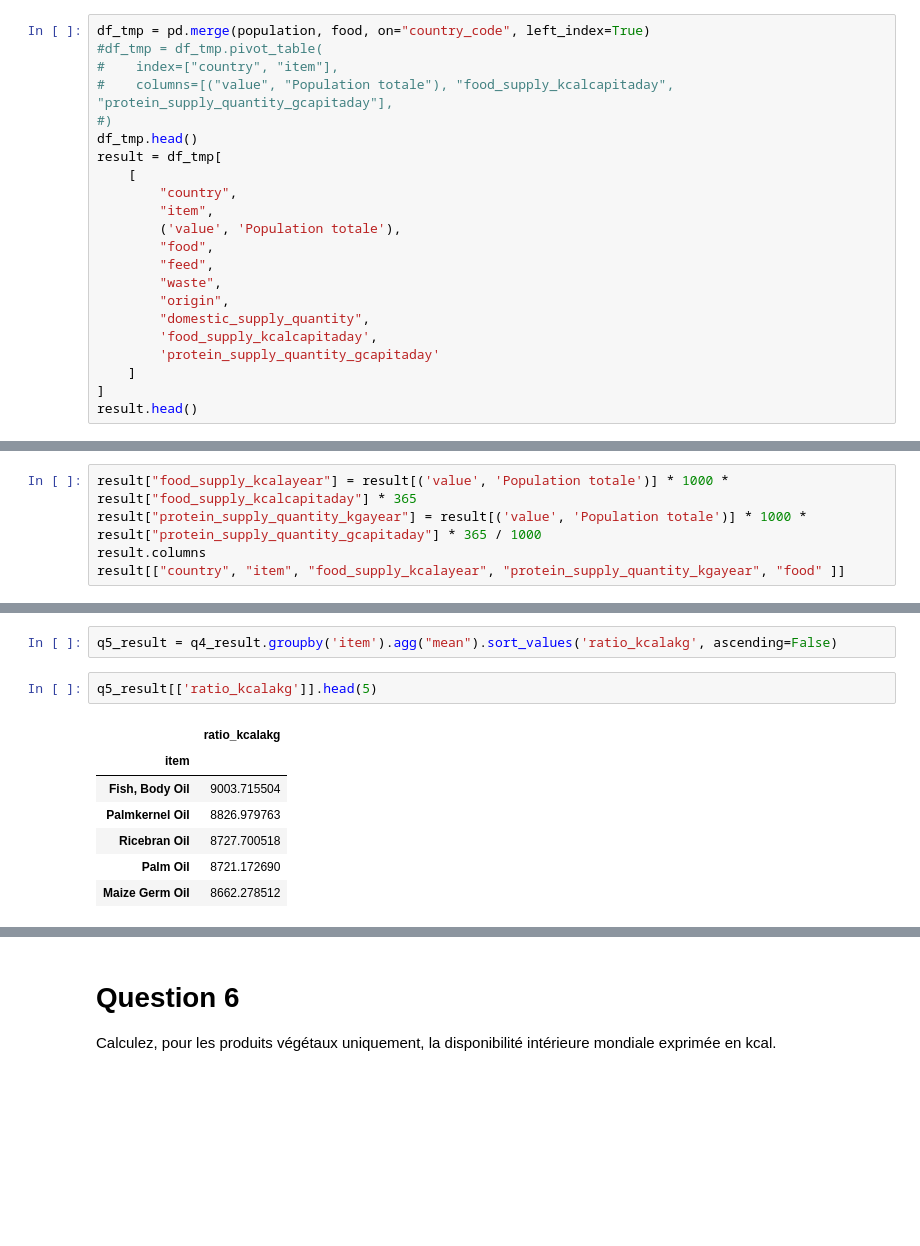
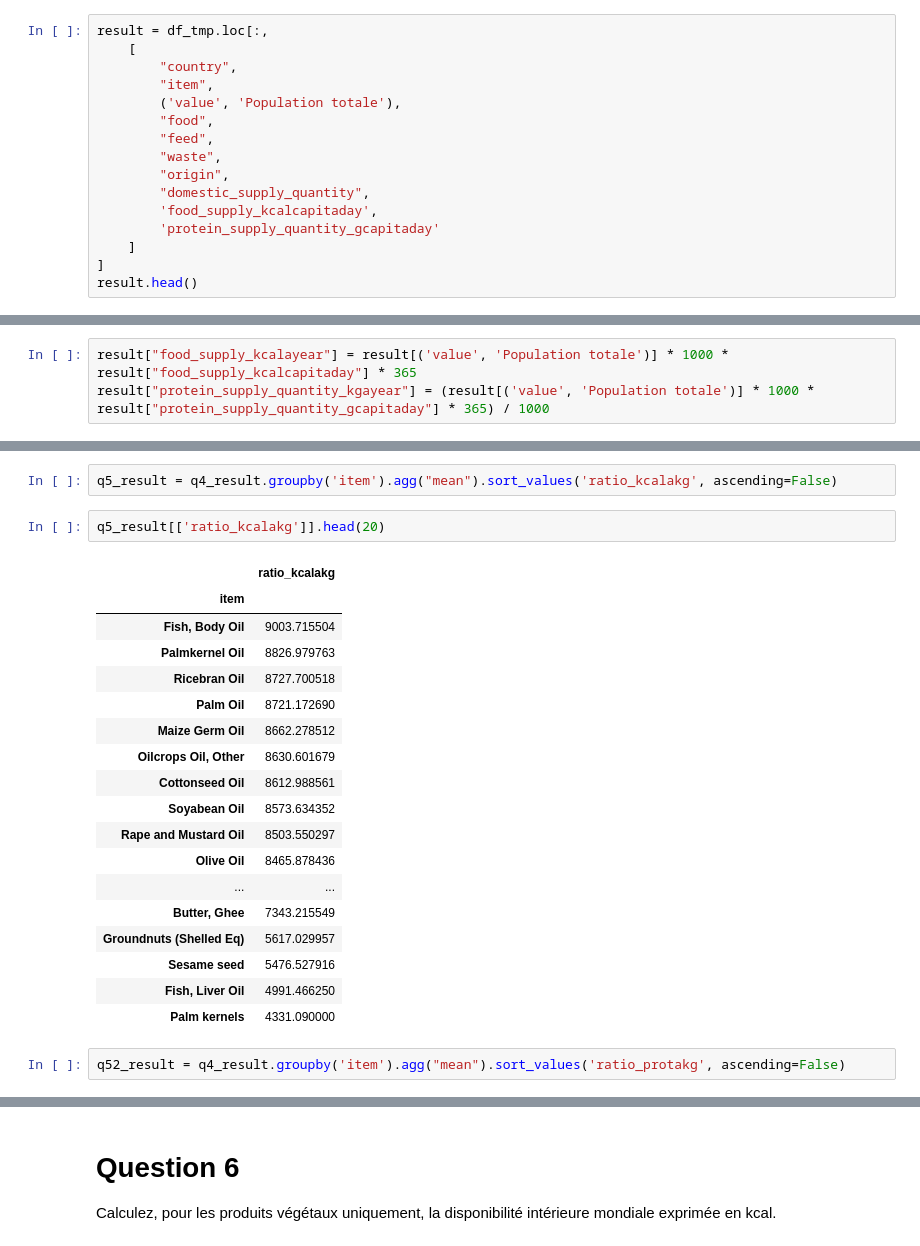
Before and after one commit to Sh4mSh4m/OCR_DA_proj3, a Jupyter notebook: projet3_fao.ipynb, the cells around one changed output, grey strips where cells are left out. Drawn from its saved outputs; the diff is of its cells as text; blank space fills up the shorter version.

```diff
--- a/projet3_fao.ipynb
+++ b/projet3_fao.ipynb
@@ -210,11 +242,5 @@ population.head()
 # %%
-df_tmp = pd.merge(population, food, on="country_code", left_index=True)
-#df_tmp = df_tmp.pivot_table(
-#    index=["country", "item"],
-#    columns=[("value", "Population totale"), "food_supply_kcalcapitaday", "protein_supply_quantity_gcapitaday"],
-#)
-df_tmp.head()
-result = df_tmp[
+result = df_tmp.loc[:,
     [
         "country",
         "item",
@@ -238,6 +264,4 @@ result.head()
 | 4 | Armenia | Oats | 2977 | 1 | 4 | 0 | vegetal | 6 | ... |
 # %%
 result["food_supply_kcalayear"] = result[('value', 'Population totale')] * 1000 * result["food_supply_kcalcapitaday"] * 365
-result["protein_supply_quantity_kgayear"] = result[('value', 'Population totale')] * 1000 * result["protein_supply_quantity_gcapitaday"] * 365 / 1000
-result.columns
-result[["country", "item", "food_supply_kcalayear", "protein_supply_quantity_kgayear", "food" ]]
+result["protein_supply_quantity_kgayear"] = (result[('value', 'Population totale')] * 1000 * result["protein_supply_quantity_gcapitaday"] * 365) / 1000
@@ -362,12 +356,25 @@ q4_result.head()
 # %%
 q5_result = q4_result.groupby('item').agg("mean").sort_values('ratio_kcalakg', ascending=False)
 # %%
-q5_result[['ratio_kcalakg']].head(5)
+q5_result[['ratio_kcalakg']].head(20)
 # %% [output]
 |  | ratio_kcalakg |
 | item |  |
 | Fish, Body Oil | 9003.715504 |
 | Palmkernel Oil | 8826.979763 |
 | Ricebran Oil | 8727.700518 |
 | Palm Oil | 8721.172690 |
 | Maize Germ Oil | 8662.278512 |
+| Oilcrops Oil, Other | 8630.601679 |
+| Cottonseed Oil | 8612.988561 |
+| Soyabean Oil | 8573.634352 |
+| Rape and Mustard Oil | 8503.550297 |
+| Olive Oil | 8465.878436 |
+| ... | ... |
+| Butter, Ghee | 7343.215549 |
+| Groundnuts (Shelled Eq) | 5617.029957 |
+| Sesame seed | 5476.527916 |
+| Fish, Liver Oil | 4991.466250 |
+| Palm kernels | 4331.090000 |
+# %%
+q52_result = q4_result.groupby('item').agg("mean").sort_values('ratio_protakg', ascending=False)
```
Also changed, not shown: parts of 39 cells of this notebook, 1 other file.
